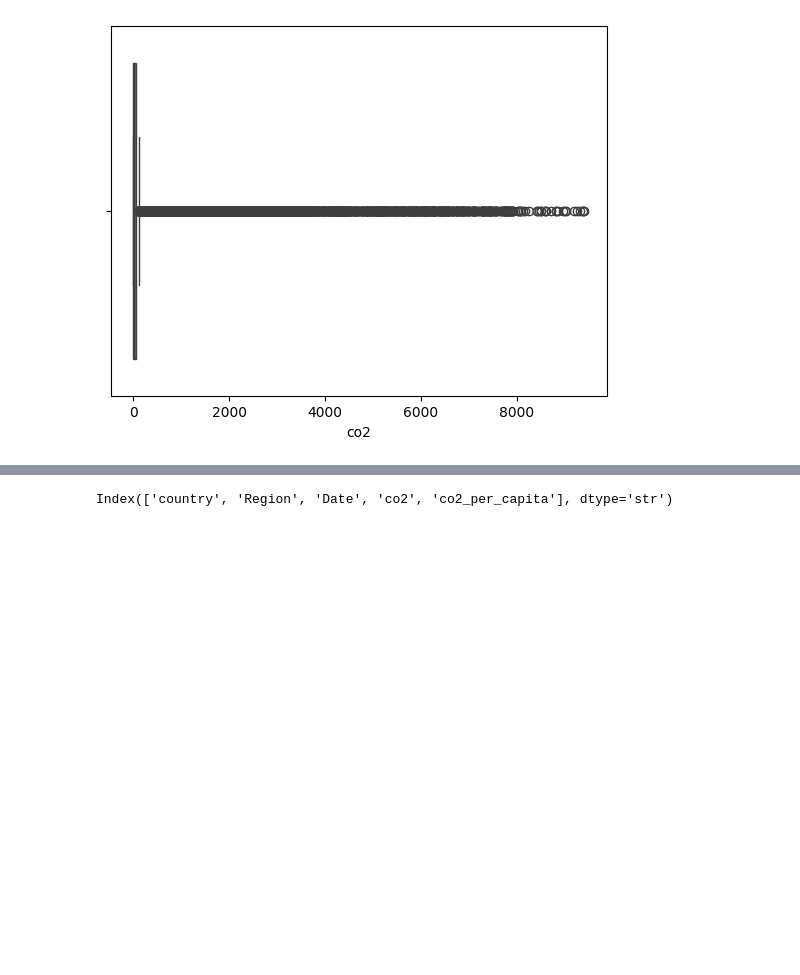
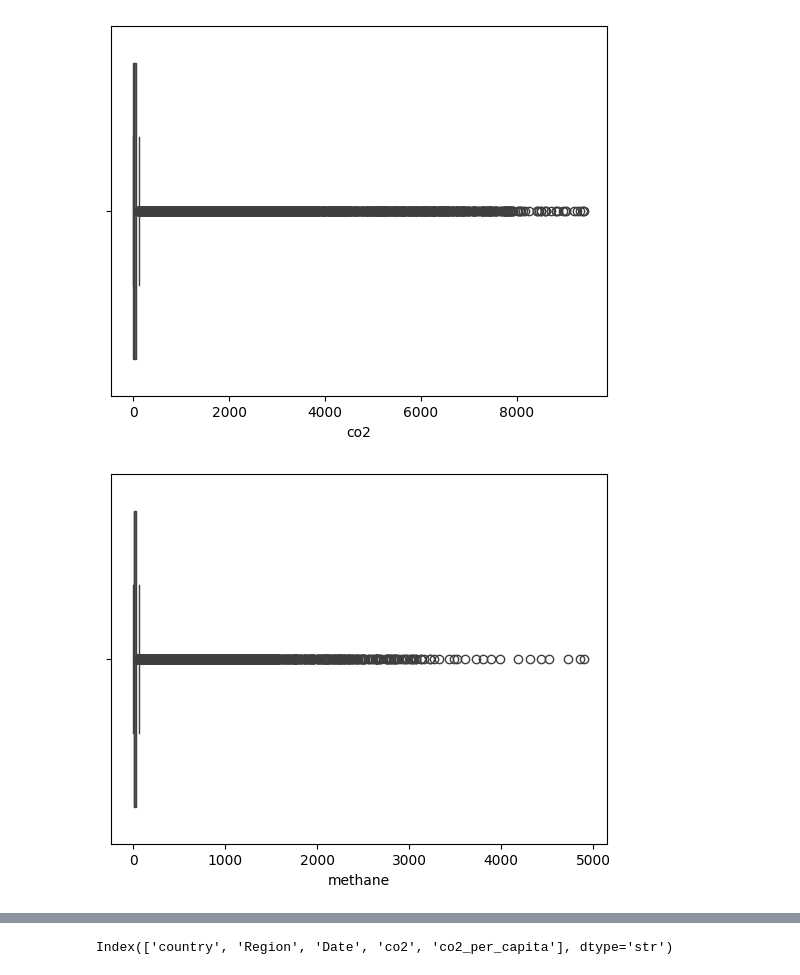
Before and after one commit to IT4063C-Spring26/final-project-proddasr, a Jupyter notebook: source.ipynb, the cells around one changed output, grey strips where cells are left out. Cells and saved outputs as stored; diff of their text form; code cells hidden in the pictures; blank space fills up the shorter version.

```diff
--- a/source.ipynb
+++ b/source.ipynb
@@ -526,6 +523,6 @@ population    0
 dtype: int64
 # %%
 # Dropping missing values from the result DataFrame.
-result.dropna(inplace=True)
+database_result.dropna(inplace=True)
 # %%
 # Checking for null values after dropping them.
@@ -573,6 +570,11 @@ sns.boxplot(x=database_result['co2'])
 plt.show()
 # %% [output]
 [figure]
+# %%
+sns.boxplot(x=database_result['methane'])
+plt.show()
+# %% [output]
+[figure, added]
 # %%
 # Remove outliers from the result DataFrame based on the CO2 emissions column.
 # Calculate the 99th percentile of the CO2 emissions to identify outliers and filter out
```
Also changed, not shown: parts of 26 cells of this notebook, 1 other file.
